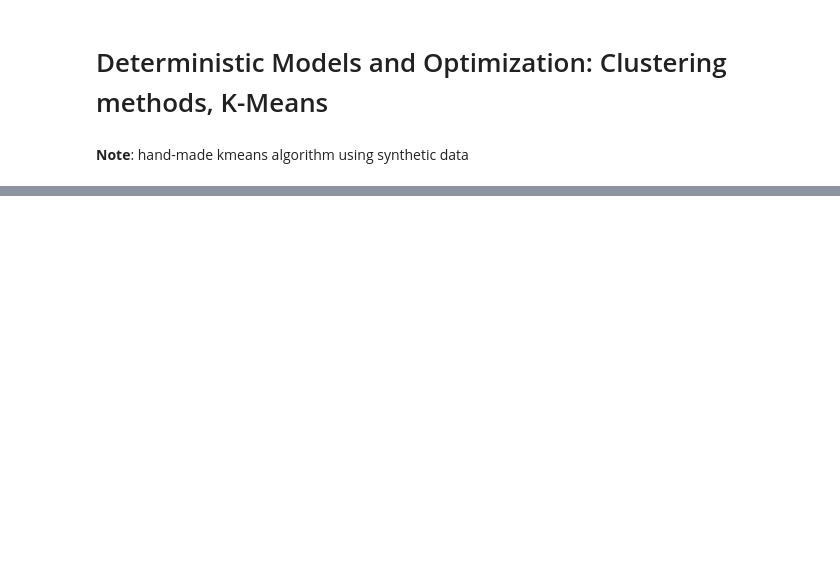
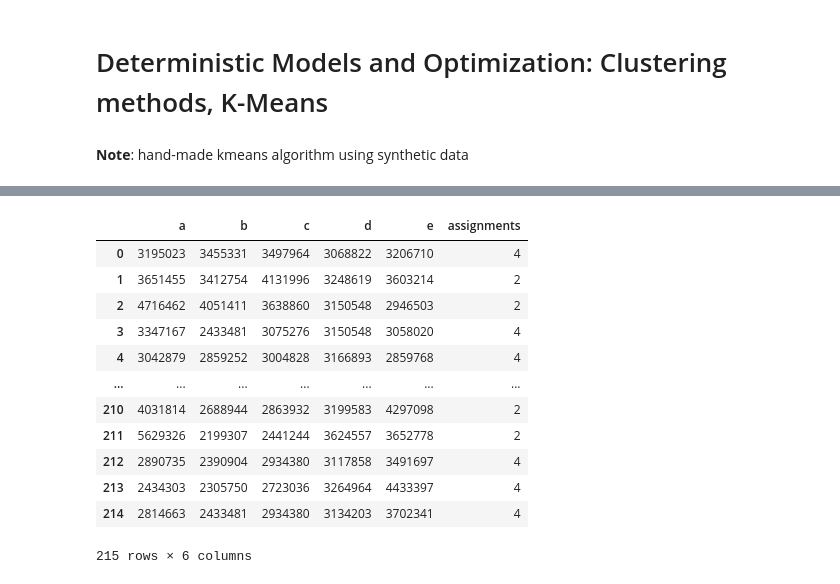
Before and after one commit to LiviReka/Optimization_assignments, a Jupyter notebook: kmeans.ipynb, the cells around one changed output, grey strips where cells are left out. Cells and saved outputs as stored; diff of their text form; code cells hidden in the pictures; blank space fills up the shorter version.

```diff
--- a/kmeans.ipynb
+++ b/kmeans.ipynb
@@ -229,0 +146,20 @@ assignments
+# %%
+# now for thyroid data set:
+
+tdata,tm,tpath = mykmeans(thyroid,5)
+
+tdata
+# %% [output]
+|  | a | b | c | d | e | assignments |
+| 0 | 3195023 | 3455331 | 3497964 | 3068822 | 3206710 | 4 |
+| 1 | 3651455 | 3412754 | 4131996 | 3248619 | 3603214 | 2 |
+| 2 | 4716462 | 4051411 | 3638860 | 3150548 | 2946503 | 2 |
+| 3 | 3347167 | 2433481 | 3075276 | 3150548 | 3058020 | 4 |
+| 4 | 3042879 | 2859252 | 3004828 | 3166893 | 2859768 | 4 |
+| ... | ... | ... | ... | ... | ... | ... |
+| 210 | 4031814 | 2688944 | 2863932 | 3199583 | 4297098 | 2 |
+| 211 | 5629326 | 2199307 | 2441244 | 3624557 | 3652778 | 2 |
+| 212 | 2890735 | 2390904 | 2934380 | 3117858 | 3491697 | 4 |
+| 213 | 2434303 | 2305750 | 2723036 | 3264964 | 4433397 | 4 |
+| 214 | 2814663 | 2433481 | 2934380 | 3134203 | 3702341 | 4 |
+215 rows × 6 columns
```
Also changed, not shown: parts of 15 cells of this notebook.
